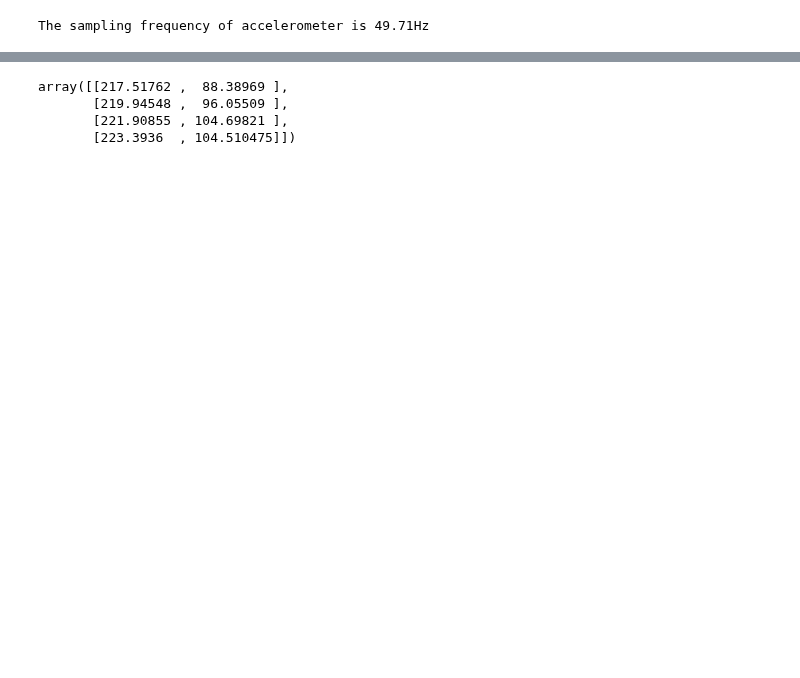
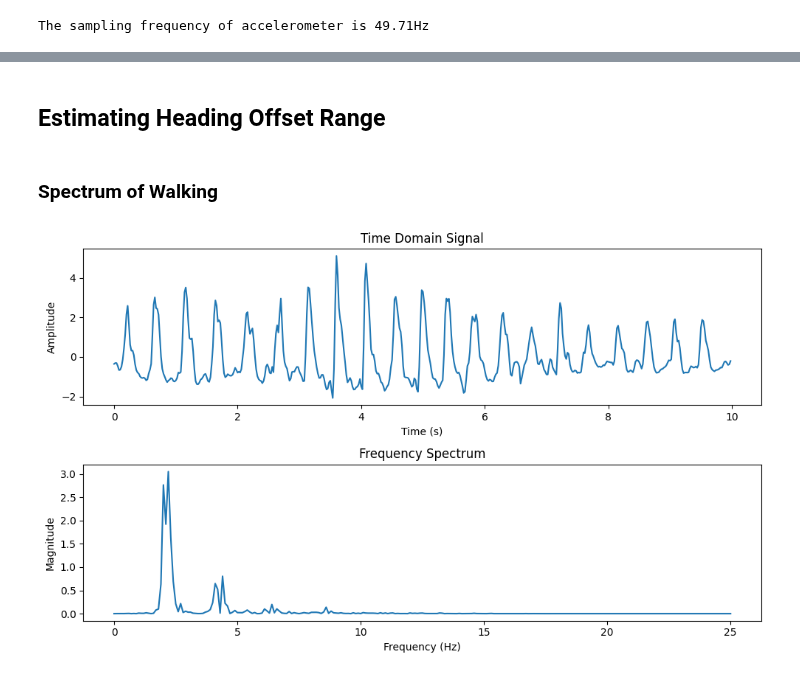
Before and after one commit to hungnd11/my-thesis, a Jupyter notebook: code/notebooks/zee.ipynb, the cells around one changed output, grey strips where cells are left out. Cells and saved outputs as stored; diff of their text form; code cells hidden in the pictures; blank space fills up the shorter version.

```diff
--- a/code/notebooks/zee.ipynb
+++ b/code/notebooks/zee.ipynb
@@ -128,7 +150,0 @@ get_state(acce, m=0)
-# %%
-gt_location
-# %% [output]
-array([[217.51762 ,  88.38969 ],
-       [219.94548 ,  96.05509 ],
-       [221.90855 , 104.69821 ],
-       [223.3936  , 104.510475]])
@@ -136,0 +151,30 @@ step_positions = compute_step_positions(acce_datas, ahrs_datas, posi_datas)
+# %% [markdown]
+## Estimating Heading Offset Range
+# %% [markdown]
+### Spectrum of Walking
+# %%
+def show_spectrum(signal_data, fs):
+  n_samples = len(signal_data)
+  duration = n_samples / fs
+  t = np.linspace(0, duration, int(fs * duration), endpoint=False)
+
+  frequencies, spectrum = scipy.signal.periodogram(signal_data, fs=fs)
+
+  fig, (ax1, ax2) = plt.subplots(2, 1, figsize=(10, 6))
+
+  ax1.plot(t, signal_data)
+  ax1.set_xlabel("Time (s)")
+  ax1.set_ylabel("Amplitude")
+  ax1.set_title("Time Domain Signal")
+
+  ax2.plot(frequencies, spectrum)
+  ax2.set_xlabel("Frequency (Hz)")
+  ax2.set_ylabel("Magnitude")
+  ax2.set_title("Frequency Spectrum")
+
+  plt.tight_layout()
+  plt.show()
+# %%
+show_spectrum(acce_z[:500], fs=50)
+# %% [output]
+[figure, added]
```
Also changed, not shown: parts of 45 cells of this notebook, 1 other file.
